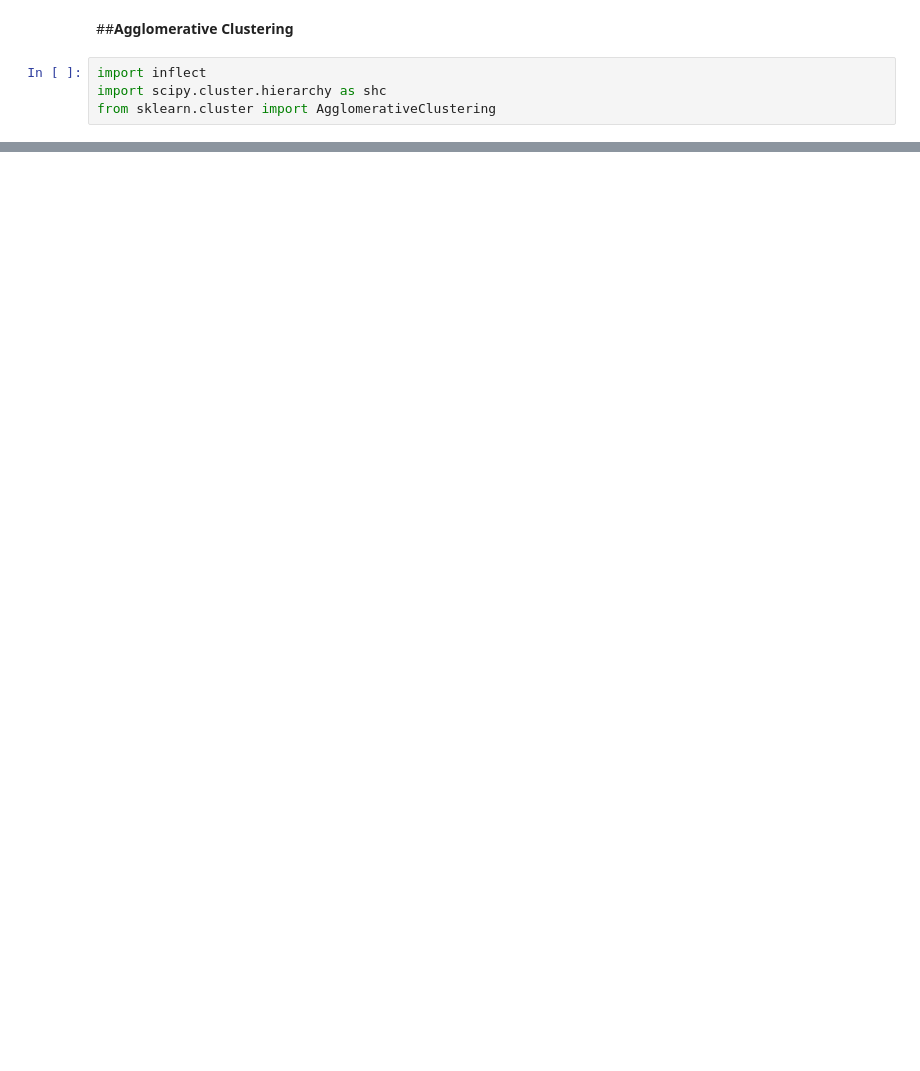
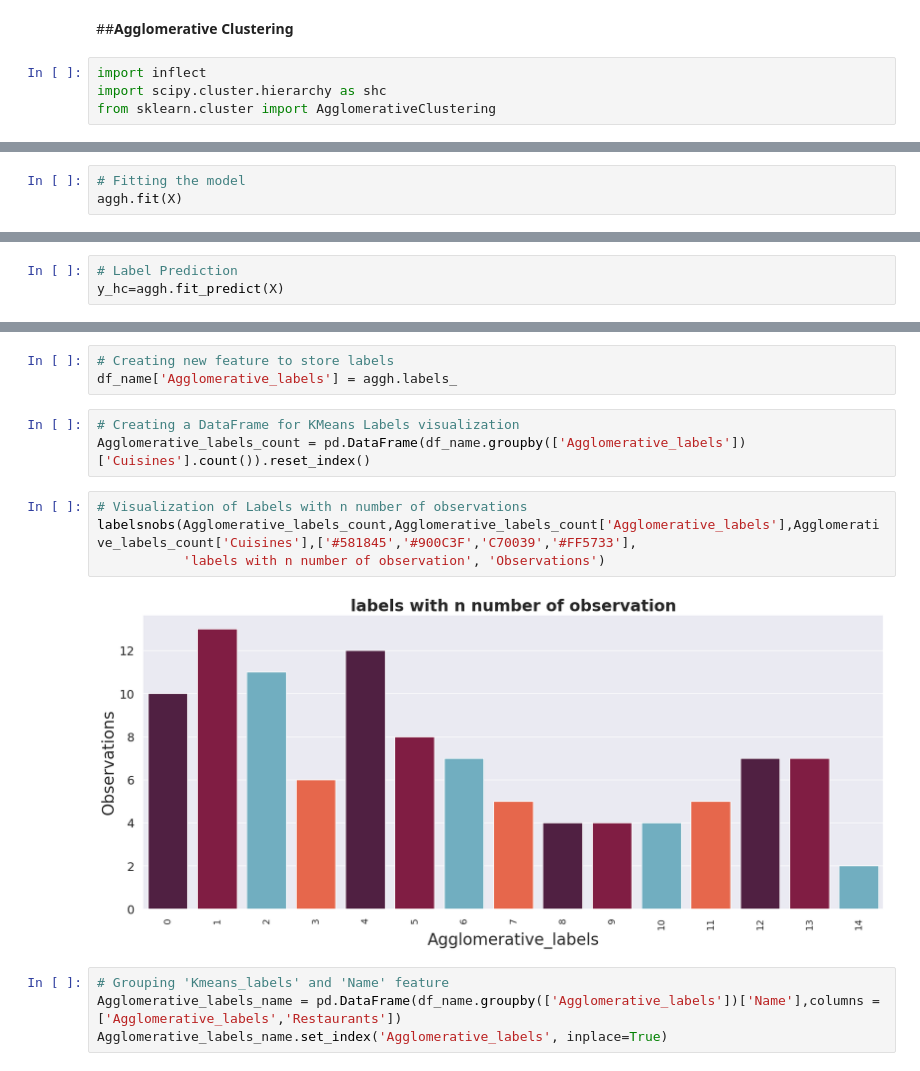
Before and after one commit to nehaa54/ZOMATO_RESTAURANT_CLUSTERING-, a Jupyter notebook: UNSUPERVISED_ML.ipynb, the cells around one changed output, grey strips where cells are left out. Drawn from its saved outputs; the diff is of its cells as text; blank space fills up the shorter version.

```diff
--- a/UNSUPERVISED_ML.ipynb
+++ b/UNSUPERVISED_ML.ipynb
@@ -909,0 +948,3 @@ plt.show()
+# %%
+# Fitting the model
+aggh.fit(X)
@@ -909,0 +953,3 @@ plt.show()
+# %%
+# Label Prediction
+y_hc=aggh.fit_predict(X)
@@ -909,0 +965,16 @@ plt.show()
+# %%
+# Creating new feature to store labels
+df_name['Agglomerative_labels'] = aggh.labels_
+# %%
+# Creating a DataFrame for KMeans Labels visualization
+Agglomerative_labels_count = pd.DataFrame(df_name.groupby(['Agglomerative_labels'])['Cuisines'].count()).reset_index()
+# %%
+# Visualization of Labels with n number of observations
+labelsnobs(Agglomerative_labels_count,Agglomerative_labels_count['Agglomerative_labels'],Agglomerative_labels_count['Cuisines'],['#581845','#900C3F','C70039','#FF5733'],
+           'labels with n number of observation', 'Observations')
+# %% [output]
+[figure, added]
+# %%
+# Grouping 'Kmeans_labels' and 'Name' feature
+Agglomerative_labels_name = pd.DataFrame(df_name.groupby(['Agglomerative_labels'])['Name'],columns = ['Agglomerative_labels','Restaurants'])
+Agglomerative_labels_name.set_index('Agglomerative_labels', inplace=True)
```
Also changed, not shown: parts of 16 cells of this notebook.
